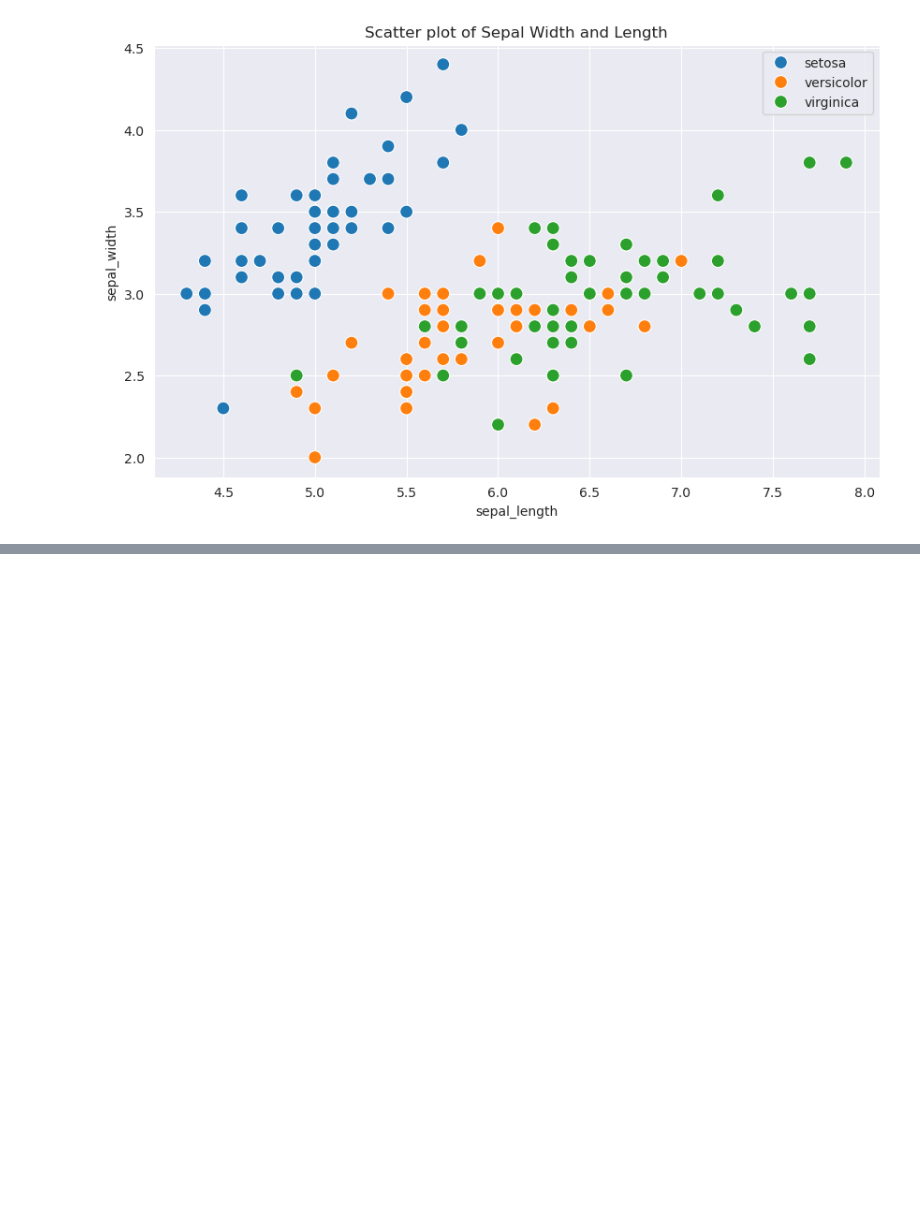
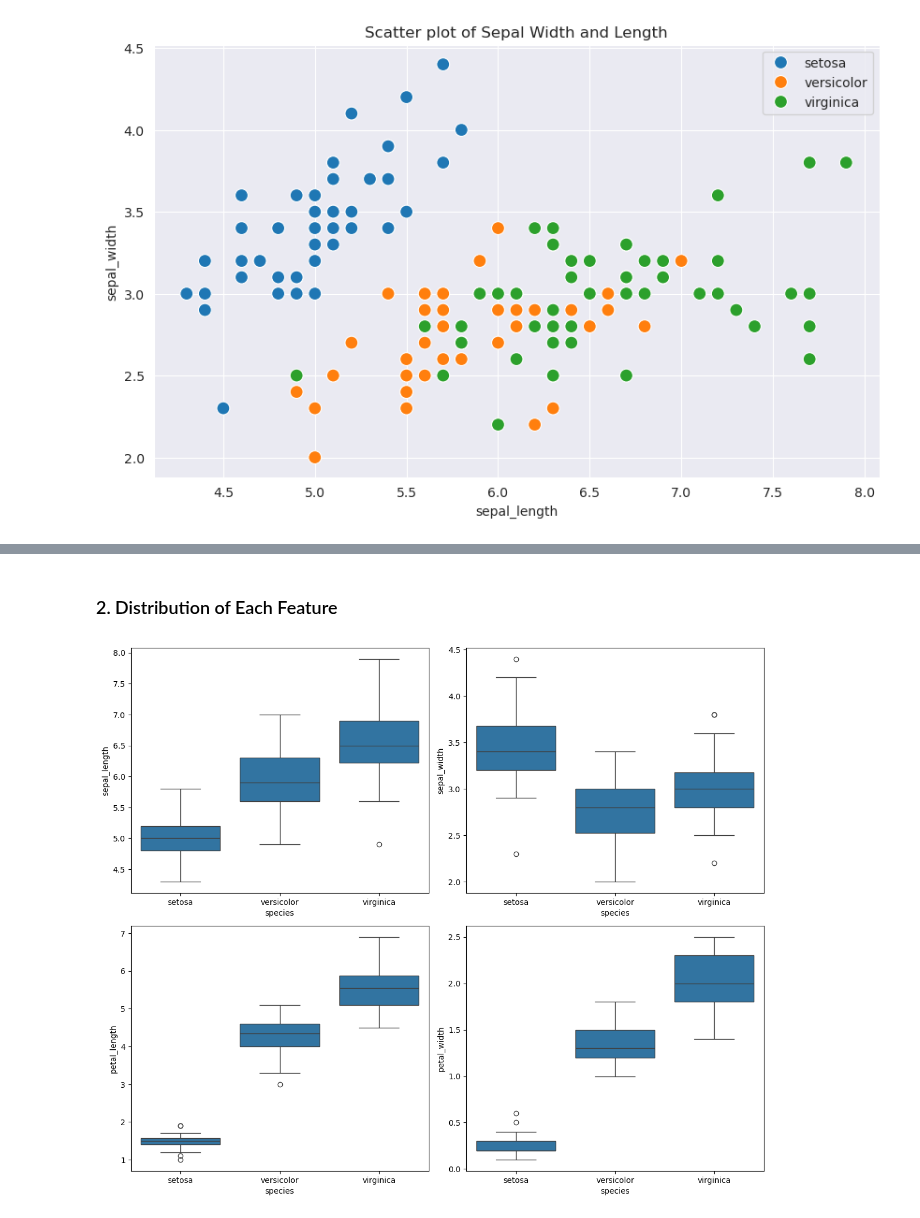
Before and after one commit to geff-ghost/studentPerformance, a Jupyter notebook: matplot_recap.ipynb, the cells around one changed output, grey strips where cells are left out. Cells and saved outputs as stored; diff of their text form; code cells hidden in the pictures; blank space fills up the shorter version.

```diff
--- a/matplot_recap.ipynb
+++ b/matplot_recap.ipynb
@@ -134,0 +154,12 @@ flowers_df.groupby('species')[['sepal_length', 'sepal_width', 'petal_length', 'p
+# %% [markdown]
+### 2. Distribution of Each Feature
+# %%
+# Box plots by species
+fig, axes = plt.subplots(2, 2, figsize=(12,10))
+features = ['sepal_length', 'sepal_width', 'petal_length', 'petal_width']
+for i, feature in enumerate(features):
+    sns.boxplot(x='species', y=feature, data=flowers_df, ax=axes[i//2, i%2])
+plt.tight_layout()
+plt.show()
+# %% [output]
+[figure, added]
```
Also changed, not shown: parts of 13 cells of this notebook.
